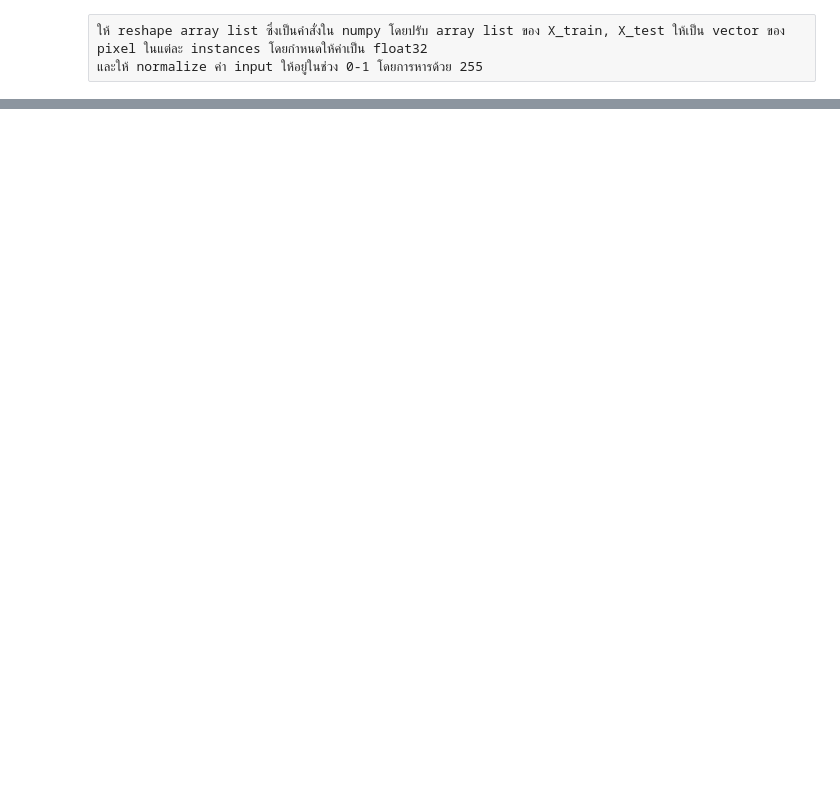
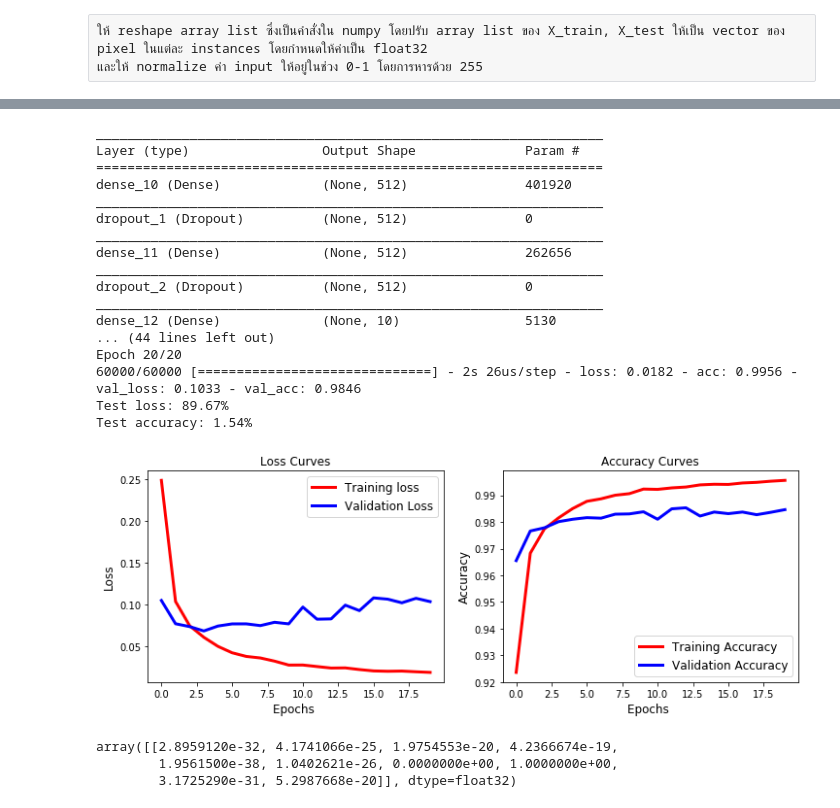
Before and after one commit to rchamchong/DL-Image-Python, a Jupyter notebook: MLPmnist.ipynb, the cells around one changed output, grey strips where cells are left out. Cells and saved outputs as stored; diff of their text form; code cells hidden in the pictures; blank space fills up the shorter version.

```diff
--- a/MLPmnist.ipynb
+++ b/MLPmnist.ipynb
@@ -173,0 +213,34 @@ MLP Error: 1.85%
+# %%
+model = mlp_model2()
+# Fit the model
+history=model.fit(X_train, y_train, validation_data=(X_test, y_test), epochs=epochs, batch_size=batch_size, verbose=1)
+# Final evaluation of the model
+scores = model.evaluate(X_test, y_test, verbose=2)
+print('Test loss: %.2f%%' % (100-scores[0]*100))
+print('Test accuracy: %.2f%%' % (100-scores[1]*100))
+plotGraph(history)
+# %% [output]
+_________________________________________________________________
+Layer (type)                 Output Shape              Param #
+=================================================================
+dense_10 (Dense)             (None, 512)               401920
+_________________________________________________________________
+dropout_1 (Dropout)          (None, 512)               0
+_________________________________________________________________
+dense_11 (Dense)             (None, 512)               262656
+_________________________________________________________________
+dropout_2 (Dropout)          (None, 512)               0
+_________________________________________________________________
+dense_12 (Dense)             (None, 10)                5130
+... (44 lines left out)
+Epoch 20/20
+60000/60000 [==============================] - 2s 26us/step - loss: 0.0182 - acc: 0.9956 - val_loss: 0.1033 - val_acc: 0.9846
+Test loss: 89.67%
+Test accuracy: 1.54%
+[figure, added]
+# %%
+model.predict(X_test[[0],:])
+# %% [output]
+array([[2.8959120e-32, 4.1741066e-25, 1.9754553e-20, 4.2366674e-19,
+        1.9561500e-38, 1.0402621e-26, 0.0000000e+00, 1.0000000e+00,
+        3.1725290e-31, 5.2987668e-20]], dtype=float32)
```
Also changed, not shown: parts of 5 cells of this notebook.
